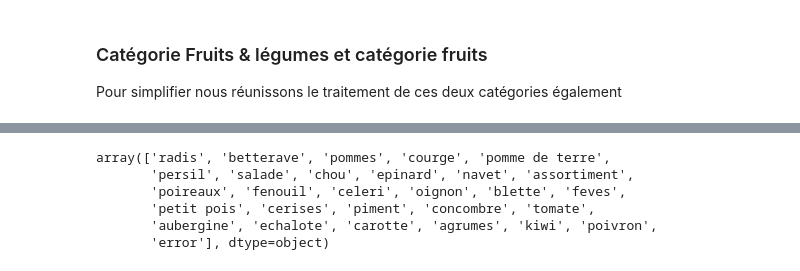
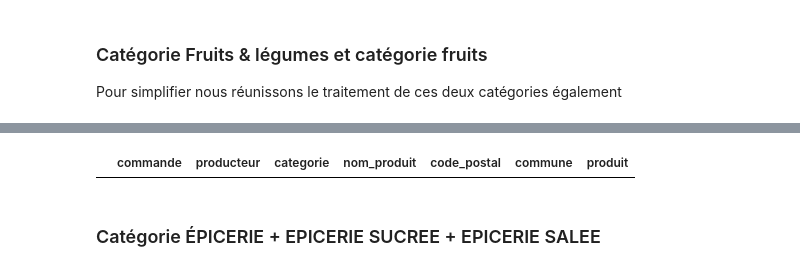
Before and after one commit to Kesskisspass/etxaldebot, a Jupyter notebook: recommandation/etxaldebot.ipynb, the cells around one changed output, grey strips where cells are left out. Saved outputs shown, nothing was run; the diff lists cells and outputs as text; code cells hidden in the pictures.

```diff
--- a/recommandation/etxaldebot.ipynb
+++ b/recommandation/etxaldebot.ipynb
@@ -228,7 +237,7 @@ See the caveats in the documentation: https://pandas.pydata.org/pandas-docs/stab
 ### Catégorie Fruits & légumes et catégorie fruits
 Pour simplifier nous réunissons le traitement de ces deux catégories également
 # %%
-filtre2 = (df.categorie == 'FRUITS & LÉGUMES') | (df.categorie == 'FRUITS')
+filtre2 = (df.categorie == 'FRUITS & LÉGUMES') | (df.categorie == 'FRUITS')| (df.categorie == 'NOS PRODUITS')
 # %%
 df_fruits = df[filtre2].copy()
 # %%
@@ -263,7 +272,9 @@ def product_fruits_legumes(row):
         return 'radis'
     elif 'betterave' in nom:
         return 'betterave'
-    elif 'pomme de terre' in nom:
+    elif 'melon' in nom:
+        return 'melon'
+    elif 'pomme de terre' in nom or 'patate' in nom:
         return 'pomme de terre'
     elif 'pommes' in nom or 'sagarra' in nom:
         return 'pommes'
@@ -275,7 +286,7 @@ def product_fruits_legumes(row):
         return 'chou'
     elif 'oignon' in nom:
         return 'oignon'
-    elif 'courge' in nom or 'musquee de provence' in nom:
+    elif 'courge' in nom or 'musquée de provence' in nom or 'longue de nice' in nom or 'butternut' in nom:
         return 'courge'
     elif 'epinard' in nom:
         return 'epinard'
@@ -290,7 +301,7 @@ def product_fruits_legumes(row):
     elif 'blette' in nom:
         return 'blette'
     elif 'ail sec' in nom or 'aillet' in nom:
-        return 'celeri'
+        return 'ail'
     elif 'céleri' in nom or 'celeri' in nom:
         return 'celeri'
     elif 'feves' in nom:
@@ -317,8 +328,22 @@ def product_fruits_legumes(row):
         return 'echalote'
     elif 'poivron' in nom:
         return 'poivron'
+    elif 'coffret' in nom:
+        return 'autre'
+    elif 'pastèque' in nom:
+        return 'pastèque'
+    elif 'ciboulette' in nom:
+        return 'ciboulette'
+    elif 'potimarron' in nom:
+        return 'potimarron'
+    elif 'haricots verts' in nom:
+        return 'haricots verts'
+    elif 'pêches' in nom:
+        return 'pêches'
+    elif 'patidou' in nom:
+        return 'patidou'
     else:
-        return 'error'
+        return 'erreur'
 
 
 
@@ -330,9 +355,6 @@ len(df_fruits['produit'].unique())
 # %%
-df_fruits['produit'].unique()
+df_fruits[df_fruits.produit == 'erreur']
 # %% [output]
-array(['radis', 'betterave', 'pommes', 'courge', 'pomme de terre',
-       'persil', 'salade', 'chou', 'epinard', 'navet', 'assortiment',
-       'poireaux', 'fenouil', 'celeri', 'oignon', 'blette', 'feves',
-       'petit pois', 'cerises', 'piment', 'concombre', 'tomate',
-       'aubergine', 'echalote', 'carotte', 'agrumes', 'kiwi', 'poivron',
-       'error'], dtype=object)
+|  | commande | producteur | categorie | nom_produit | code_postal | commune | produit |
+# %% [markdown]
+### Catégorie ÉPICERIE + EPICERIE SUCREE + EPICERIE SALEE
```
Also changed, not shown: parts of 39 cells of this notebook.
